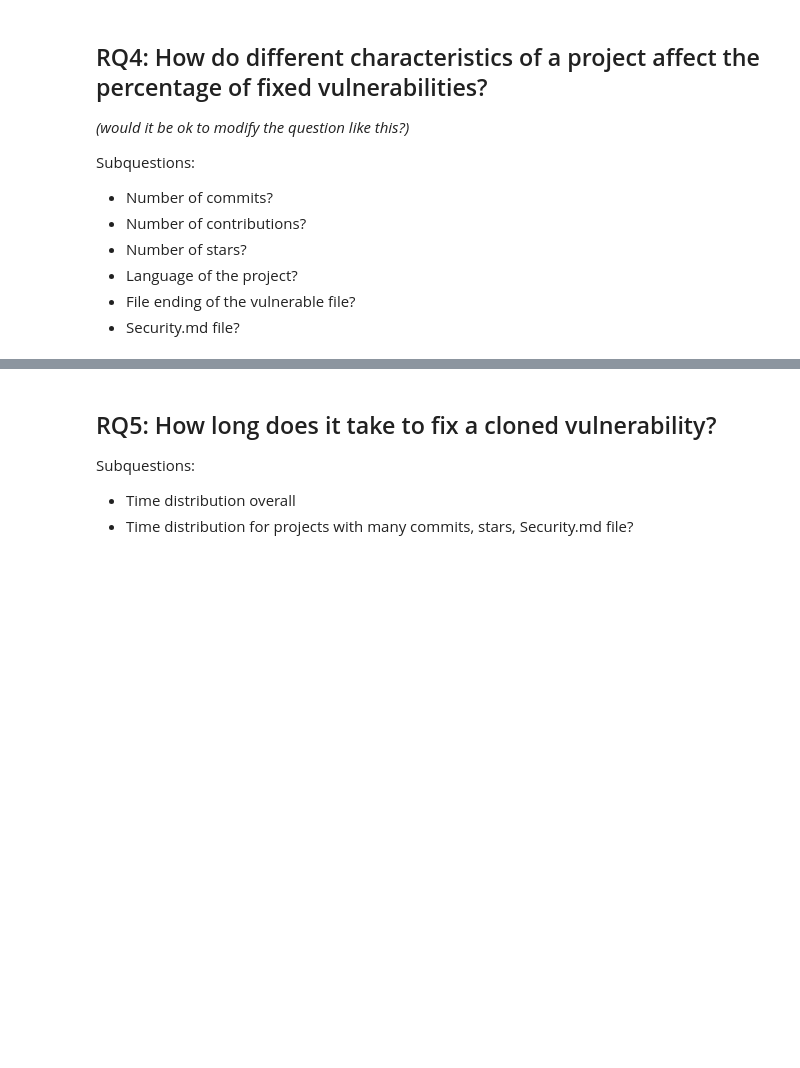
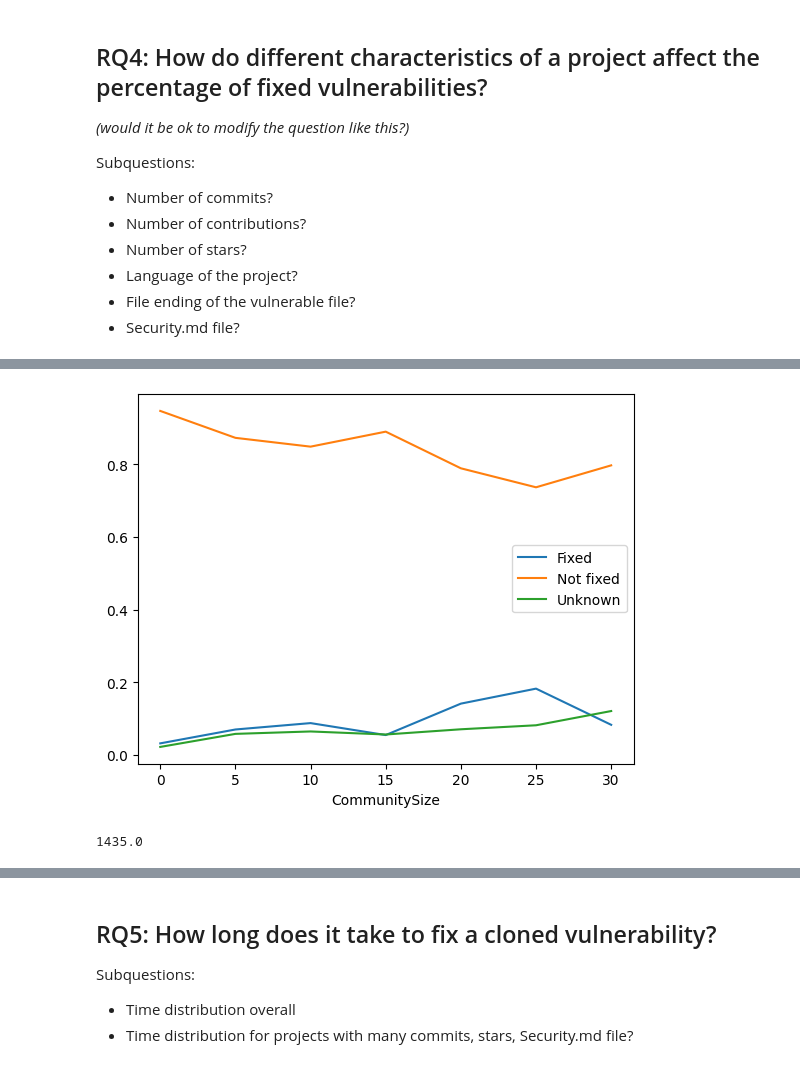
Before and after one commit to woc-hack/kjd, a Jupyter notebook: Results.ipynb, the cells around one changed output, grey strips where cells are left out. Drawn from its saved outputs; the diff is of its cells as text; code cells hidden in the pictures; blank space fills up the shorter version.

```diff
--- a/Results.ipynb
+++ b/Results.ipynb
@@ -288,0 +496,10 @@ Subquestions:
+# %%
+# larger community size means less likely to not change the vulnerable file
+
+plotByValueIncreasing("CommunitySize", 5, df[df["CommunitySize"] != " "], 31, True)
+# %% [output]
+[figure, added]
+# %%
+pd.to_numeric(df[df['NumStars'] != " "]['NumStars']).quantile(0.99)
+# %% [output]
+1435.0
```
Also changed, not shown: parts of 31 cells of this notebook.
